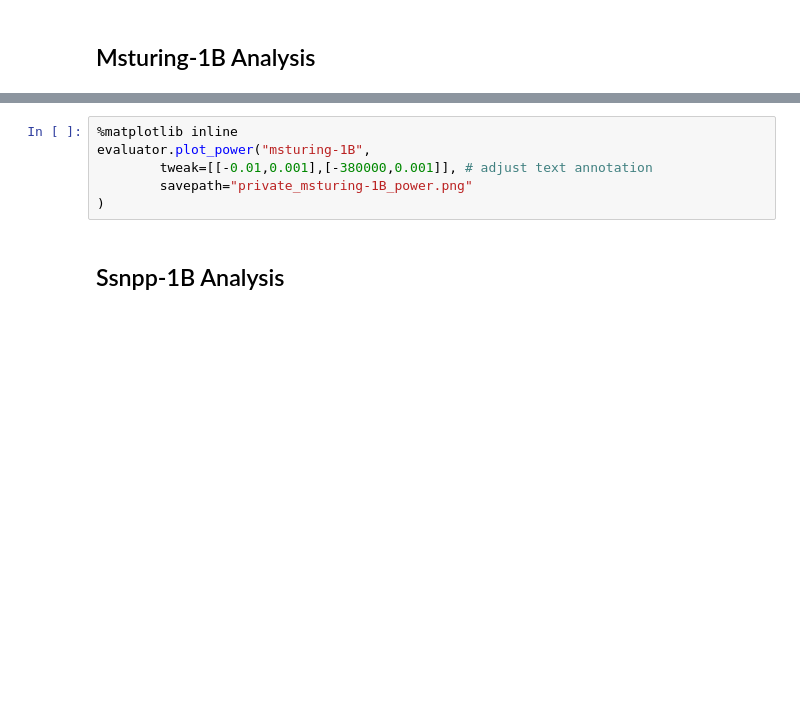
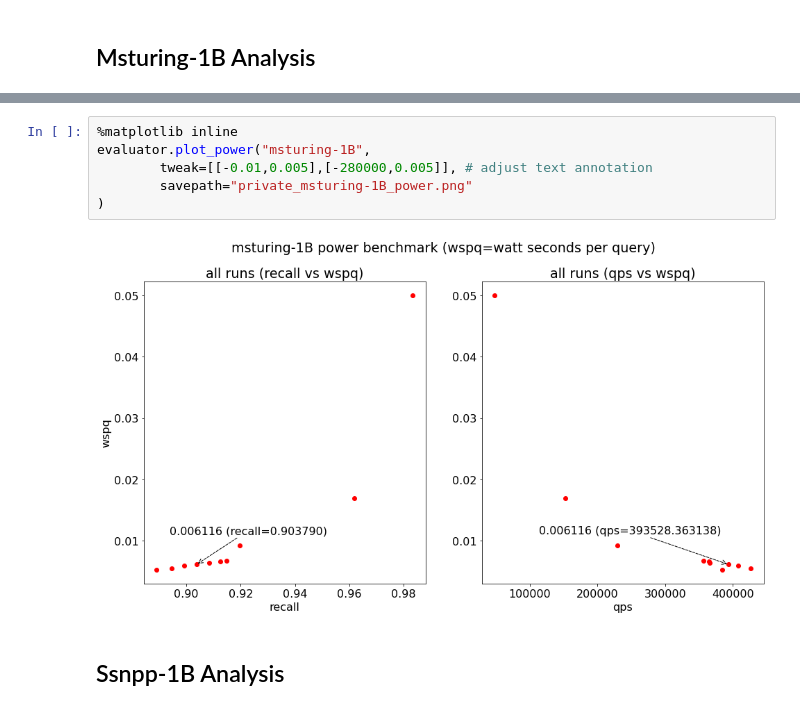
Before and after one commit to harsha-simhadri/big-ann-benchmarks, a Jupyter notebook: t3/eval_2021/cuanns_multigpu/EvalPrivate.ipynb, the cells around one changed output, grey strips where cells are left out. Saved outputs shown, nothing was run; the diff lists cells and outputs as text; blank space fills up the shorter version.

```diff
--- a/t3/eval_2021/cuanns_multigpu/EvalPrivate.ipynb
+++ b/t3/eval_2021/cuanns_multigpu/EvalPrivate.ipynb
@@ -121,9 +162,11 @@ evaluator.plot_throughput("msturing-1B",
 # %%
 %matplotlib inline
 evaluator.plot_power("msturing-1B",
-        tweak=[[-0.01,0.001],[-380000,0.001]], # adjust text annotation
+        tweak=[[-0.01,0.005],[-280000,0.005]], # adjust text annotation
         savepath="private_msturing-1B_power.png"
 )
+# %% [output]
+[figure, added]
 # %% [markdown]
 ## Ssnpp-1B Analysis
 # %%
```
Also changed, not shown: parts of 18 cells of this notebook, 9 other files.
